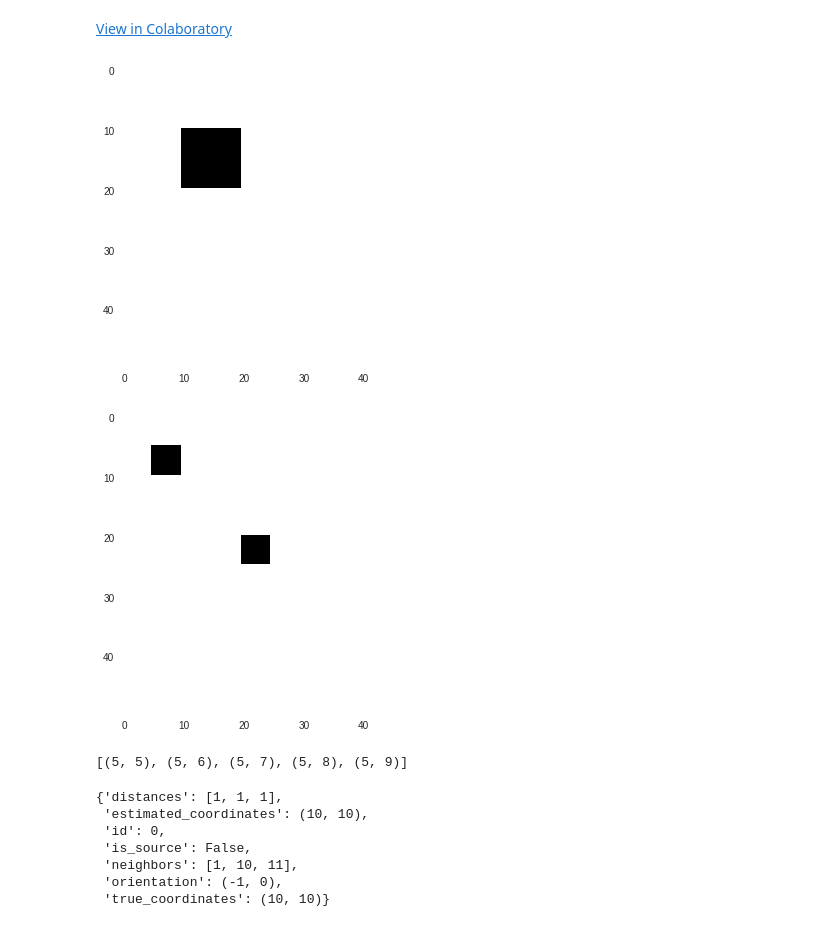
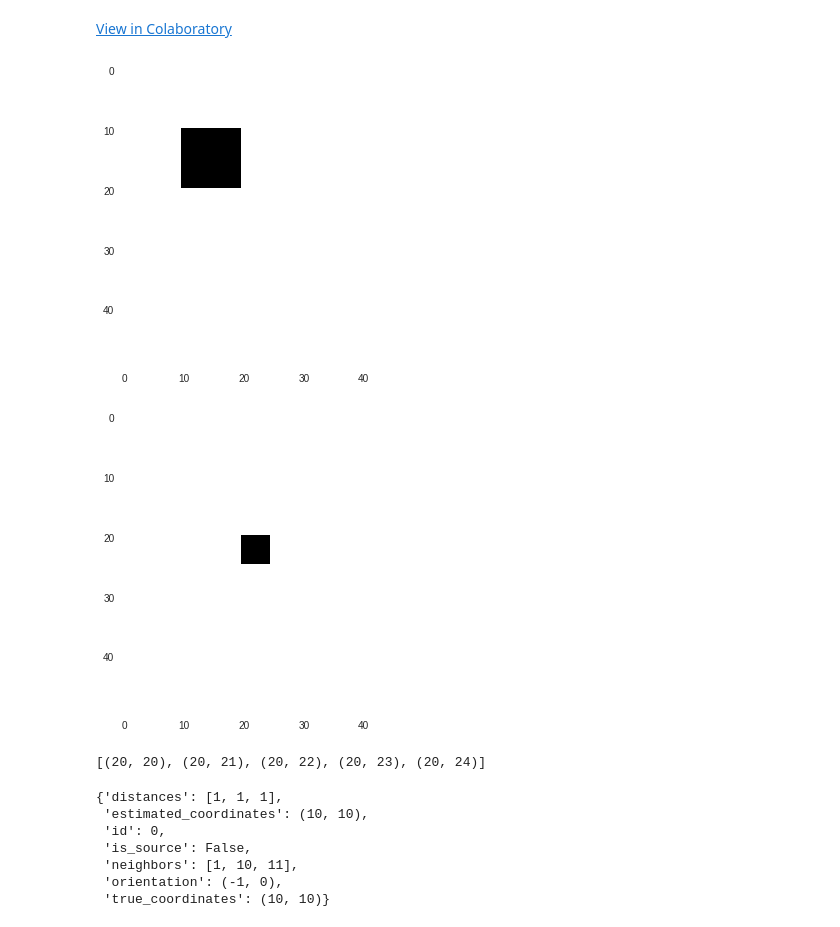
Before and after one commit to jpskycak/research_notebooks, a Jupyter notebook: modeling_programmable_self_assembly_with_cellular_automata.ipynb, the cells around one changed output. Saved outputs shown, nothing was run; the diff lists cells and outputs as text; code cells hidden in the pictures.

```diff
--- a/modeling_programmable_self_assembly_with_cellular_automata.ipynb
+++ b/modeling_programmable_self_assembly_with_cellular_automata.ipynb
@@ -11,36 +11,36 @@ L = 10
 scaling_factor = 5
 gridshape = (scaling_factor*L,scaling_factor*L)
 grid = np.zeros(gridshape)
 grid[L:2*L,L:2*L] = 1
 plt.imshow(grid)
 plt.grid(False)
 plt.show()
 
 # make shape
 shape = np.zeros(gridshape)
 
 #shape[:L,:L] = 1
 
-shape[L-5:L,L-5:L] = 1
+#shape[L-5:L,L-5:L] = 1
 shape[2*L:2*L+5,2*L:2*L+5] = 1
 
 #shape[L:-3,L:-3] = 1
 #shape[int(1.25*L):-3,int(1.25*L):-3] = 0
 
 plt.imshow(shape)
 plt.grid(False)
 plt.show()
 
 shape_coordinates = []
 for x in range(shape.shape[0]):
   for y in range(shape.shape[1]):
     if shape[x,y] == 1:
       shape_coordinates.append((x,y))
 shape_coordinates[:5]
 # %% [output]
 [figure]
-[figure, old version]
+[figure, new version]
-[(5, 5), (5, 6), (5, 7), (5, 8), (5, 9)]
+[(20, 20), (20, 21), (20, 22), (20, 23), (20, 24)]
 # %%
 # instantiate agents at initial coordinates
 # initialize estimated coordinates as true initial coordinates
```
Also changed, not shown: parts of 2 cells of this notebook.
